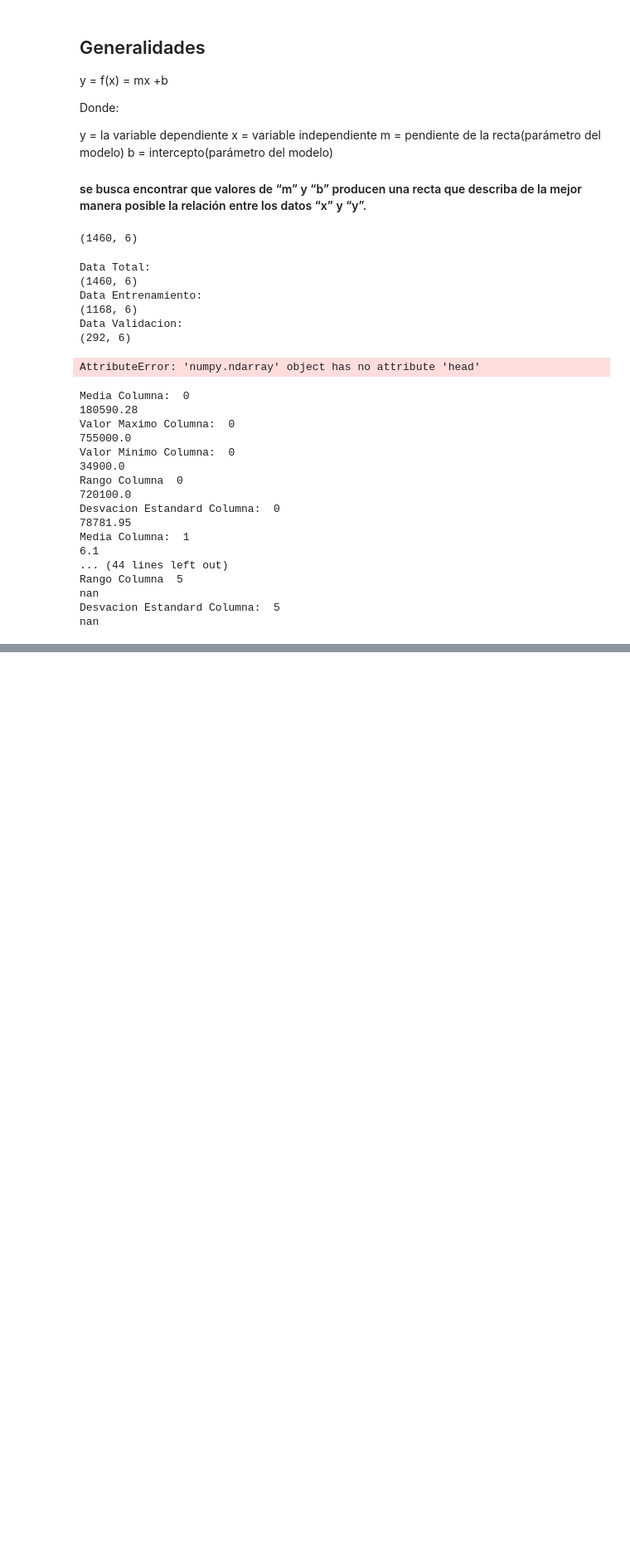
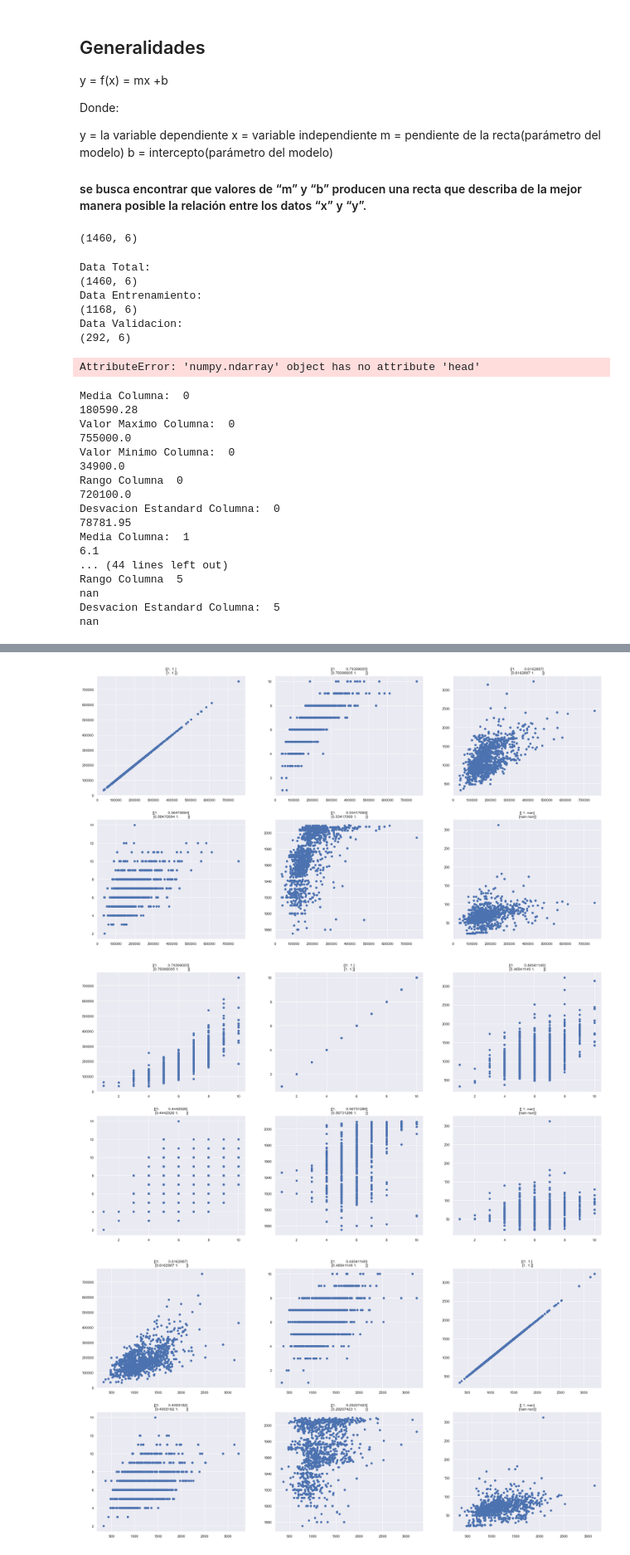
Before and after one commit to EmilioGGG/galileo, a Jupyter notebook: Proyecto_Final_CDP.ipynb, the cells around one changed output, grey strips where cells are left out. Shown: that part at 83% size. Drawn from its saved outputs; the diff is of its cells as text; code cells hidden in the pictures; blank space fills up the shorter version.

```diff
--- a/Proyecto_Final_CDP.ipynb
+++ b/Proyecto_Final_CDP.ipynb
@@ -124,0 +104,32 @@ sns.distplot(data_entrenamiento[:,5])
+# %%
+numero = 0
+while numero < 6 :
+    fig, ae = plt.subplots(2,3, figsize=(28,15))
+    rela = np.corrcoef(data_entrenamiento[:,numero],data_entrenamiento[:,0])
+    ae[0,0].title.set_text(rela)
+    ae[0,0].scatter(data_entrenamiento[:,numero],data_entrenamiento[:,0])
+
+    rela = np.corrcoef(data_entrenamiento[:,numero],data_entrenamiento[:,1])
+    ae[0,1].title.set_text(rela)
+    ae[0,1].scatter(data_entrenamiento[:,numero],data_entrenamiento[:,1])
+
+    rela = np.corrcoef(data_entrenamiento[:,numero],data_entrenamiento[:,2])
+    ae[0,2].title.set_text(rela)
+    ae[0,2].scatter(data_entrenamiento[:,numero],data_entrenamiento[:,2])
+
+    rela = np.corrcoef(data_entrenamiento[:,numero],data_entrenamiento[:,3])
+    ae[1,0].title.set_text(rela)
+    ae[1,0].scatter(data_entrenamiento[:,numero],data_entrenamiento[:,3])
+
+    rela = np.corrcoef(data_entrenamiento[:,numero],data_entrenamiento[:,4])
+    ae[1,1].title.set_text(rela)
+    ae[1,1].scatter(data_entrenamiento[:,numero],data_entrenamiento[:,4])
+
+    rela = np.corrcoef(data_entrenamiento[:,numero],data_entrenamiento[:,5])
+    ae[1,2].title.set_text(rela)
+    ae[1,2].scatter(data_entrenamiento[:,numero],data_entrenamiento[:,5])
+    numero+=1
+# %% [output]
+[figure, added]
+[figure, added]
+[figure, added]
```
Also changed, not shown: parts of 10 cells of this notebook.
